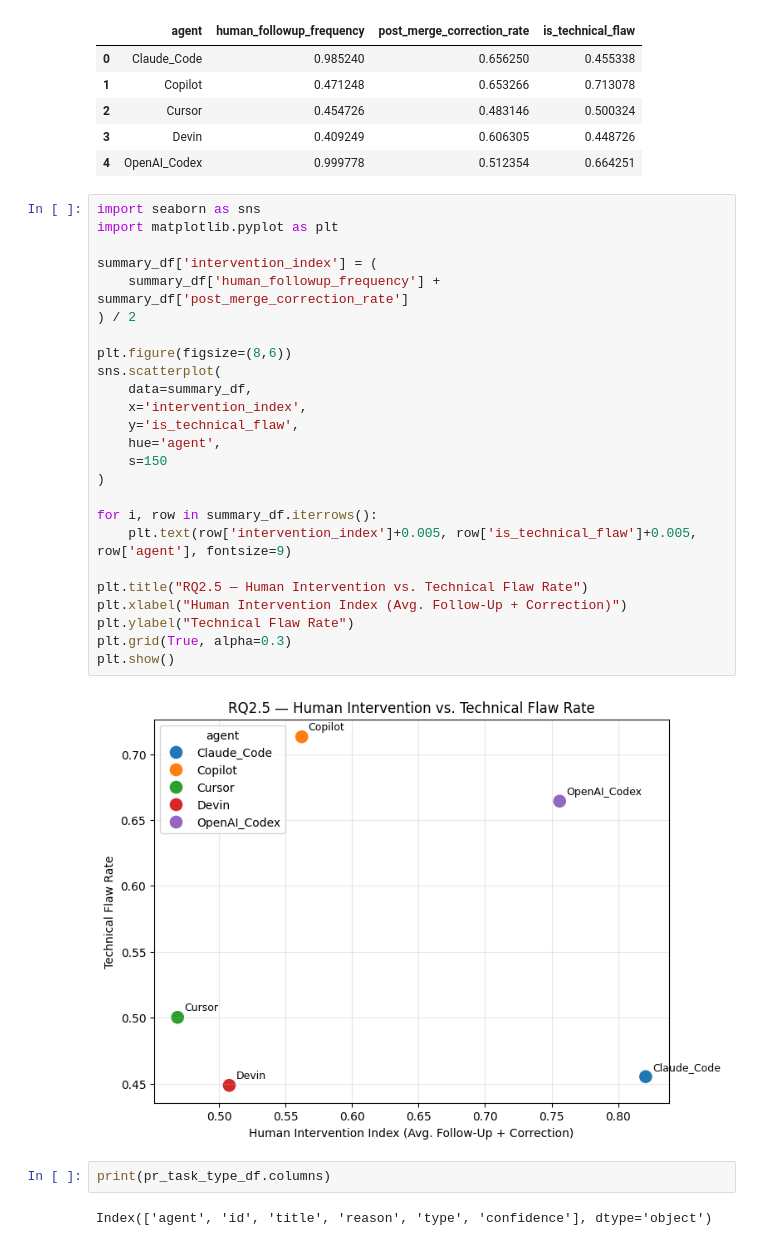
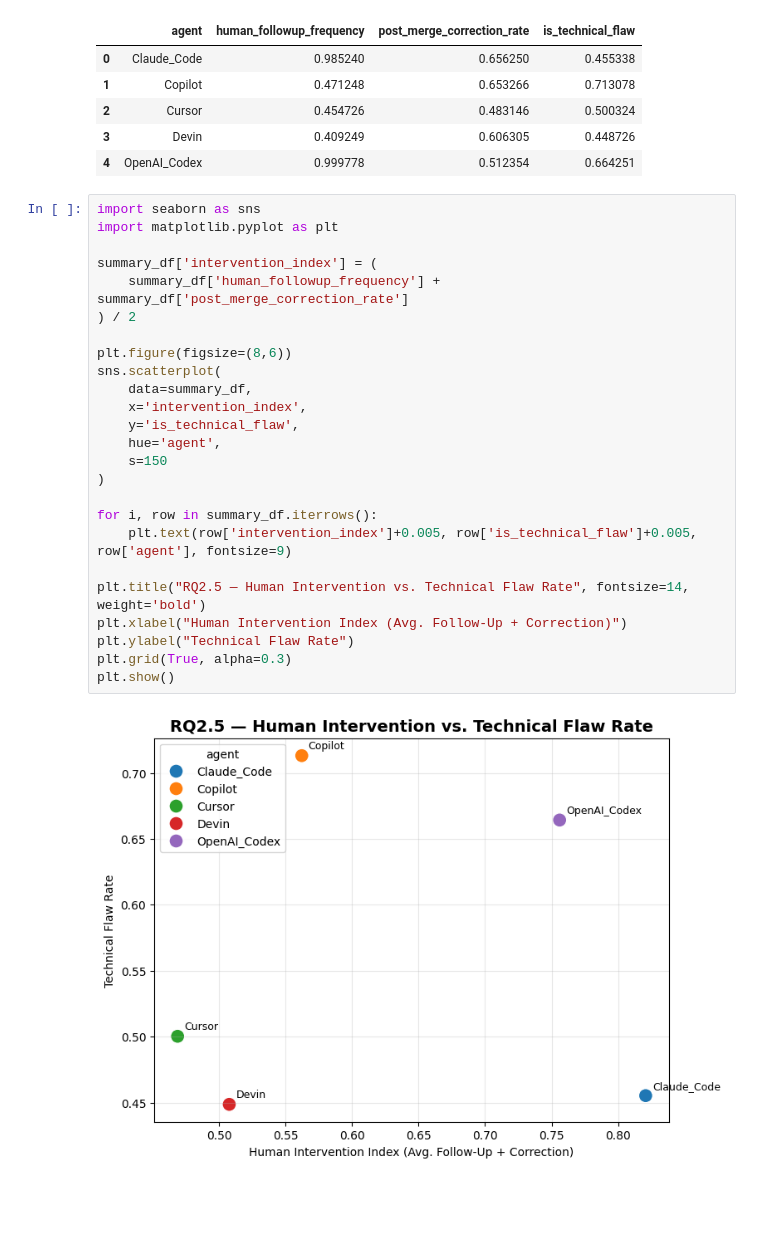
Before and after one commit to Lay-ke/Data-mining, a Jupyter notebook: analysis/load_AIDev.ipynb, the cells around one changed output. Drawn from its saved outputs; the diff is of its cells as text; blank space fills up the shorter version.

```diff
--- a/analysis/load_AIDev.ipynb
+++ b/analysis/load_AIDev.ipynb
@@ -1740,31 +1740,27 @@ summary_df
 # %%
 import seaborn as sns
 import matplotlib.pyplot as plt
 
 summary_df['intervention_index'] = (
     summary_df['human_followup_frequency'] + summary_df['post_merge_correction_rate']
 ) / 2
 
 plt.figure(figsize=(8,6))
 sns.scatterplot(
     data=summary_df,
     x='intervention_index',
     y='is_technical_flaw',
     hue='agent',
     s=150
 )
 
 for i, row in summary_df.iterrows():
     plt.text(row['intervention_index']+0.005, row['is_technical_flaw']+0.005, row['agent'], fontsize=9)
 
-plt.title("RQ2.5 — Human Intervention vs. Technical Flaw Rate")
+plt.title("RQ2.5 — Human Intervention vs. Technical Flaw Rate", fontsize=14, weight='bold')
 plt.xlabel("Human Intervention Index (Avg. Follow-Up + Correction)")
 plt.ylabel("Technical Flaw Rate")
 plt.grid(True, alpha=0.3)
 plt.show()
 # %% [output]
-[figure, old version]
+[figure, new version]
-# %%
-print(pr_task_type_df.columns)
-# %% [output]
-Index(['agent', 'id', 'title', 'reason', 'type', 'confidence'], dtype='object')
```
Also changed, not shown: parts of 5 cells of this notebook.
